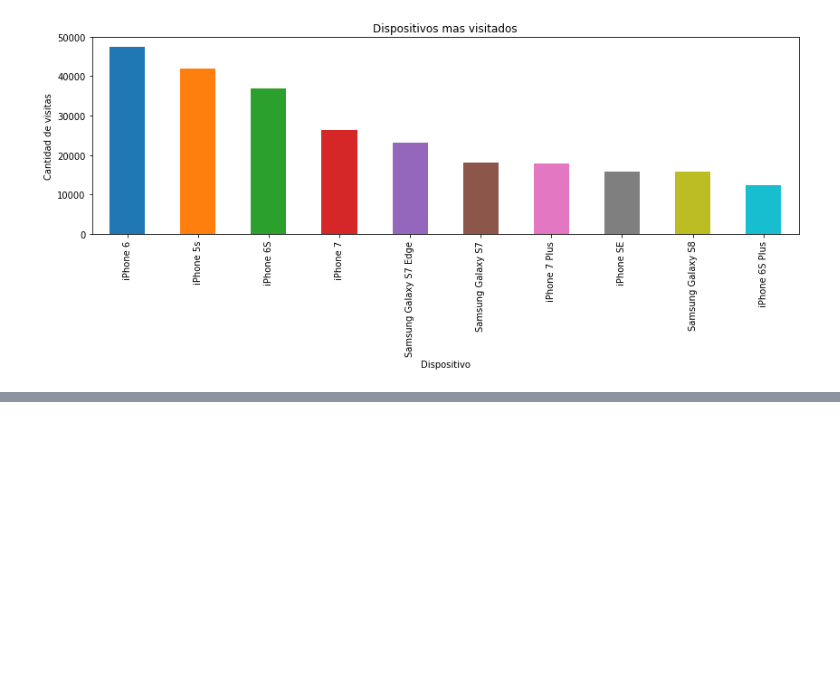
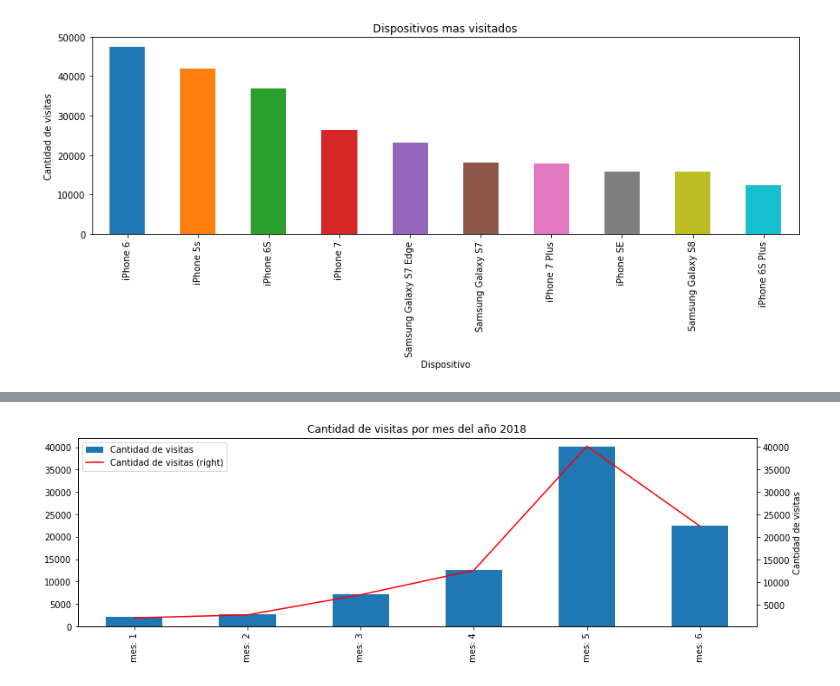
Before and after one commit to Memphis14F/datosTp1, a Jupyter notebook: WebAnalyticsEvents.ipynb, the cells around one changed output, grey strips where cells are left out. Cells and saved outputs as stored; diff of their text form; code cells hidden in the pictures; blank space fills up the shorter version.

```diff
--- a/WebAnalyticsEvents.ipynb
+++ b/WebAnalyticsEvents.ipynb
@@ -98,0 +179,26 @@ plt.show()
+# %%
+#Por meses del anio 2018
+visitas_anio = events.loc[:,['event', 'timestamp']]
+visitas_anio = visitas_anio.loc[visitas_anio.event == 'visited site']
+
+#Cambio el tipo de dato de la fecha
+visitas_anio[['timestamp']] = visitas_anio[['timestamp']].apply(pd.to_datetime)
+visitas_anio = visitas_anio.loc[visitas_anio['timestamp'].dt.year  == 2018]
+visitas_anio['fecha'] = "mes: " + visitas_anio['timestamp'].dt.month.astype(str)
+visitas_anio_groupby = visitas_anio.groupby(['fecha']).count()['timestamp'].reset_index()
+visitas_anio_groupby.rename({'timestamp' : 'cantidad'}, axis=0, inplace=True)
+visitas_anio_groupby.set_index('fecha', inplace=True)
+visitas_anio_groupby.index.name = None
+
+visitas_anio_groupby.rename({
+    'timestamp': 'Cantidad de visitas'
+}, axis=1, inplace=True)
+
+ax = plt.gca()
+
+visitas_anio_groupby.plot(rot=90, ax = ax, title = "Cantidad de visitas por mes del año 2018", kind='bar',figsize=(14,4))
+visitas_anio_groupby.plot(rot=90, ax = ax, title = "Cantidad de visitas por mes del año 2018", kind='line',figsize=(14,4), secondary_y=True, color='red')
+plt.xlabel('Dia de la semana')
+plt.ylabel('Cantidad de visitas');
+# %% [output]
+[figure, added]
```
Also changed, not shown: parts of 3 cells of this notebook.
